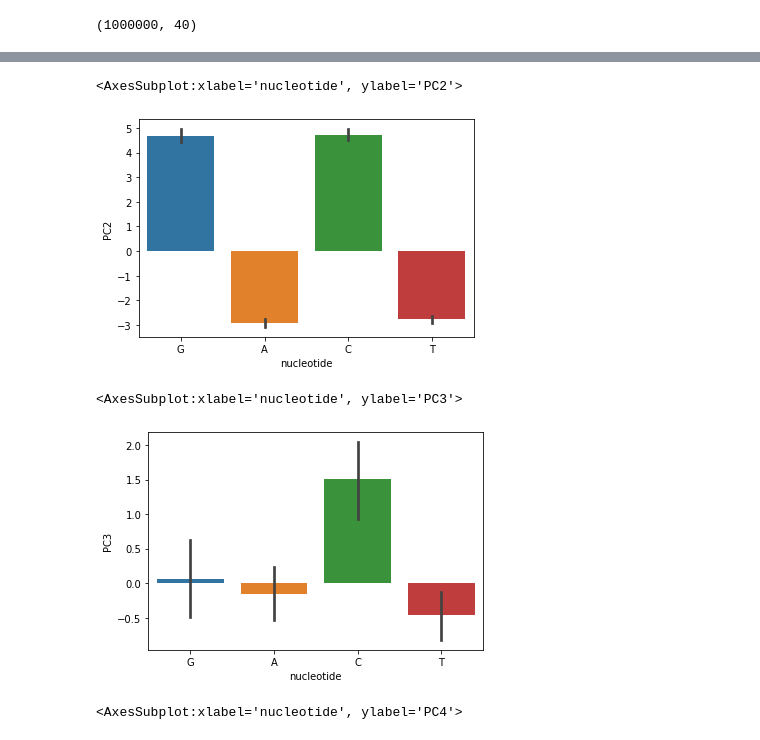
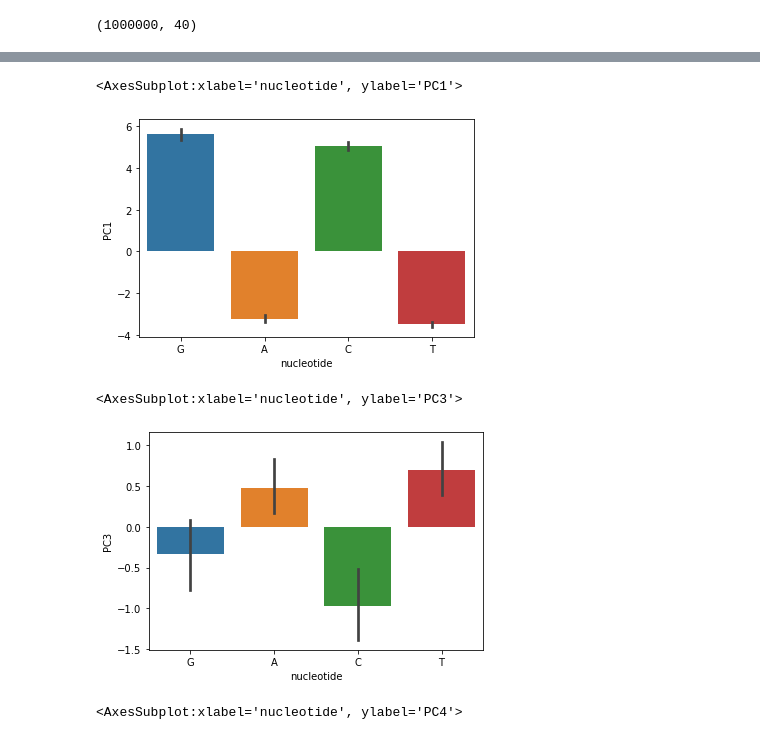
Before and after one commit to songlab-cal/gpn, a Jupyter notebook: plantbert/mlm/plot_example_embedding.ipynb, the cells around one changed output, grey strips where cells are left out. Cells and saved outputs as stored; diff of their text form; code cells hidden in the pictures.

```diff
--- a/plantbert/mlm/plot_example_embedding.ipynb
+++ b/plantbert/mlm/plot_example_embedding.ipynb
@@ -55,12 +47,12 @@ latent.shape
 window_size = 1000000
 center = 3566700
 # %%
-def plot_latent(latent, start, end, n_components=N_PCS):
+def plot_latent(latent, start, end, n_components=N_PCS, redo_pca=False):
     latent_zoom = latent[window_size//2+start-center:window_size//2+end-center, :n_components]
     print(latent_zoom.shape)
-    if latent_zoom.shape[1] == 512:  # redo PCA
+    if redo_pca:
         print("Running PCA on zoomed-in window")
-        latent_zoom = latent = Pipeline([("scaler", StandardScaler()), ("pca", PCA(n_components=40))]).fit_transform(latent_zoom)
+        latent_zoom = latent = Pipeline([("scaler", StandardScaler()), ("pca", PCA(n_components=n_components))]).fit_transform(latent_zoom)
         print(latent_zoom.shape)
 
     df2 = pd.DataFrame(data=latent_zoom.T)
@@ -111,4 +102,4 @@ df2
 # %%
-df2["nucleotide"] = list(str(genome["Chr5"][3567000:3568000].seq))
+df2["nucleotide"] = list(str(genome["5"][3567000:3568000].seq))
 df2
 # %% [output]
@@ -128,13 +119,13 @@ df2
 # %%
-sns.barplot(data=df2, x="nucleotide", y="PC2")
+sns.barplot(data=df2, x="nucleotide", y="PC1")
 # %% [output]
-<AxesSubplot:xlabel='nucleotide', ylabel='PC2'>
+<AxesSubplot:xlabel='nucleotide', ylabel='PC1'>
-[figure, old version]
+[figure, new version]
 # %%
 sns.barplot(data=df2, x="nucleotide", y="PC3")
 # %% [output]
 <AxesSubplot:xlabel='nucleotide', ylabel='PC3'>
-[figure, old version]
+[figure, new version]
 # %%
 sns.barplot(data=df2, x="nucleotide", y="PC4")
 # %% [output]
```
Also changed, not shown: parts of 65 cells of this notebook, 5 other files.
